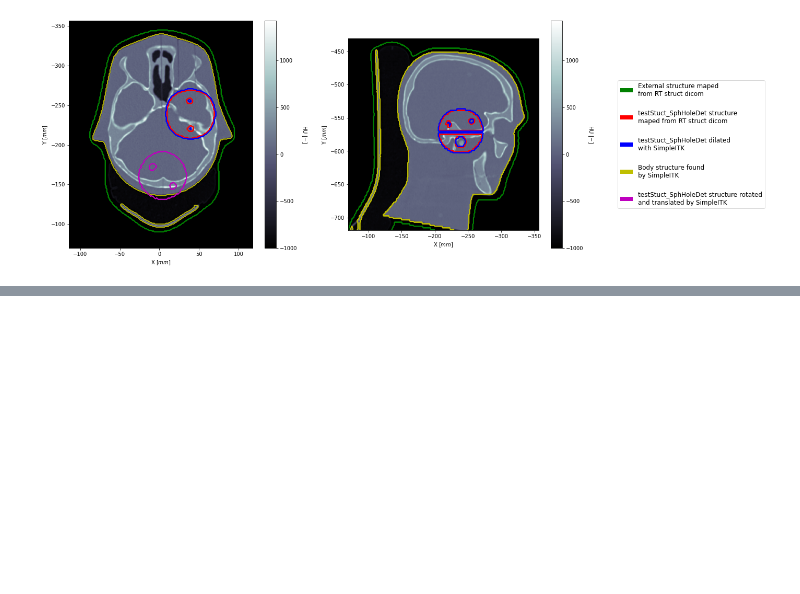
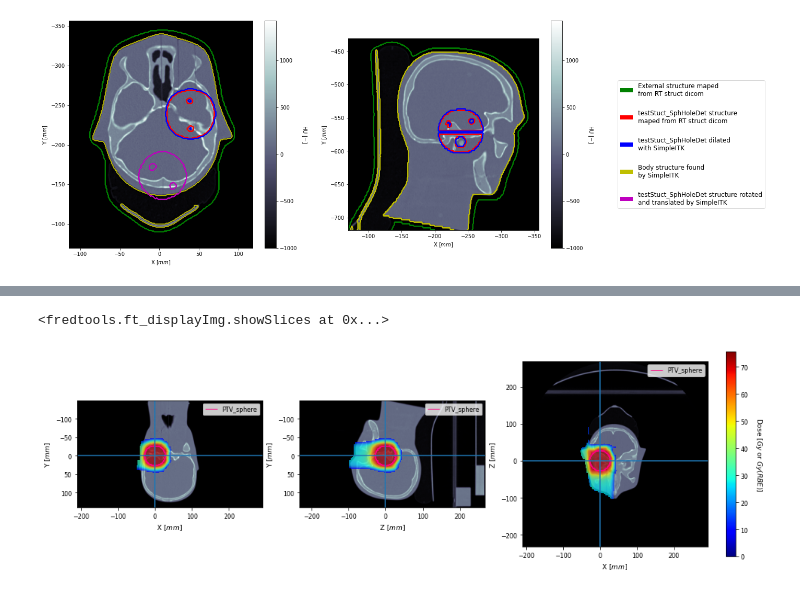
Before and after one commit to jasqs/FREDtools, a Jupyter notebook: examples/FREDtools Tutorial.ipynb, the cells around one changed output, grey strips where cells are left out. Cells and saved outputs as stored; diff of their text form; code cells hidden in the pictures; blank space fills up the shorter version.

```diff
--- a/examples/FREDtools Tutorial.ipynb
+++ b/examples/FREDtools Tutorial.ipynb
@@ -393,0 +428,20 @@ ax2.legend(legendRect, ["External structure maped\nfrom RT struct dicom",
+# %%
+# display beam's eye view of the field 1
+
+imgDoseBEVF1=ft.getImgBEV( ft.sumImg(imgDose),
+                           isocentrePosition=planInfo['fieldsIsoPosition'][0],
+                           gantryAngle=planInfo['fieldsGantryAngle'][0],
+                           couchAngle=planInfo['fieldsCouchRotationAngle'][0])
+imgCTBEVF1  =ft.getImgBEV(imgCT,
+                           isocentrePosition=planInfo['fieldsIsoPosition'][0],
+                           gantryAngle=planInfo['fieldsGantryAngle'][0],
+                           couchAngle=planInfo['fieldsCouchRotationAngle'][0])
+imgROI_PTV_BEVF1 =ft.getImgBEV(imgROI_PTV,
+                                isocentrePosition=planInfo['fieldsIsoPosition'][0],
+                                gantryAngle=planInfo['fieldsGantryAngle'][0],
+                                couchAngle=planInfo['fieldsCouchRotationAngle'][0])
+
+ft.showSlices(imgCT=imgCTBEVF1, imgDose=imgDoseBEVF1, imgROIs=imgROI_PTV_BEVF1, point=[0,0,0], interactive=False)
+# %% [output]
+<fredtools.ft_displayImg.showSlices at 0x...>
+[figure, added]
```
Also changed, not shown: parts of 5 cells of this notebook.
